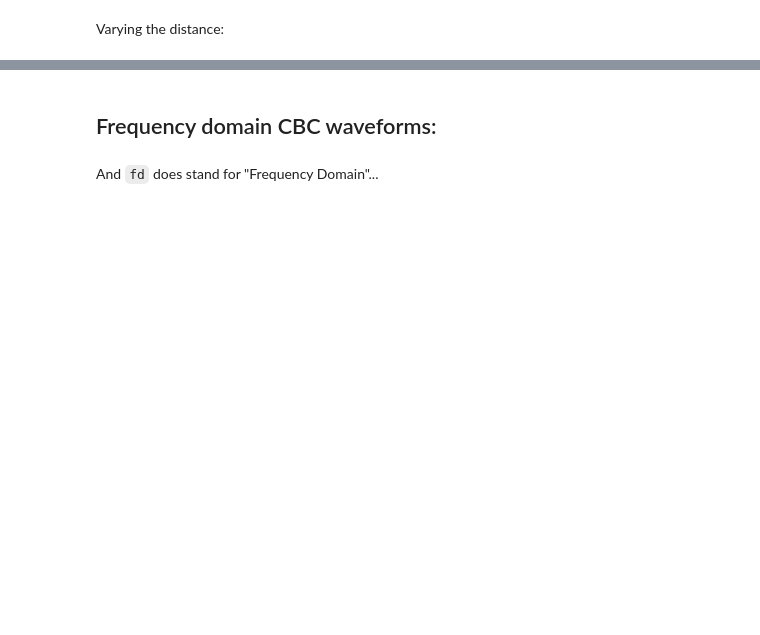
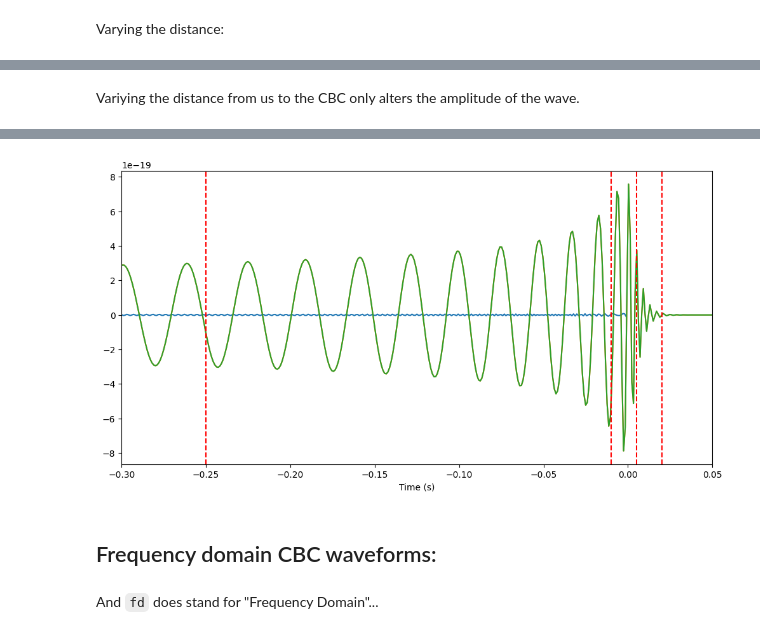
Before and after one commit to hjornskar-ctrl/dim-clem, a Jupyter notebook: chapter2.ipynb, the cells around one changed output, grey strips where cells are left out. Cells and saved outputs as stored; diff of their text form; code cells hidden in the pictures; blank space fills up the shorter version.

```diff
--- a/chapter2.ipynb
+++ b/chapter2.ipynb
@@ -219,0 +226,45 @@ plt.legend();
+# %% [markdown]
+Variying the distance from us to the CBC only alters the amplitude of the wave.
+# %%
+%%time
+
+m1 = 1. # Solar masses
+m2 = 1. # Solar masses
+
+hp, hc = get_td_waveform(approximant="TaylorT4",
+                         mass1=m1,
+                         mass2=m2,
+                         delta_t=1./1024.,
+                         f_lower=10.)
+
+
+
+plt.figure(figsize=(12,6))
+plt.plot(hp.sample_times, hp)
+plt.xlabel('Time (s)');
+
+
+m1 = 38.9 # Solar masses
+m2 = 31.6 # Solar masses
+
+hp, hc = get_td_waveform(approximant="SEOBNRv4_opt",
+                         mass1=m1,
+                         mass2=m2,
+                         delta_t=1/1024,
+                         f_lower=20)
+
+
+plt.plot(hp.sample_times, hp)
+plt.xlabel('Time (s)');
+
+
+plt.plot(hp.sample_times, hp)
+plt.axvline(x=-0.25,color='r',linestyle='--')
+plt.axvline(x=-0.01,color='r',linestyle='--')
+plt.axvline(x=0.005,color='r',linestyle='--')
+plt.axvline(x=0.02,color='r',linestyle='--')
+plt.xlim(-0.3,0.05)
+plt.xlabel('Time (s)');
+
+print("Signal length is about {:.1f} minutes.".format(hp.duration/60))
+# %% [output]
@@ -220,3 +274,4 @@ plt.legend();
+[figure, added]
 # %% [markdown]
 ## Frequency domain CBC waveforms:
 # %%
```
Also changed, not shown: parts of 18 cells of this notebook.
